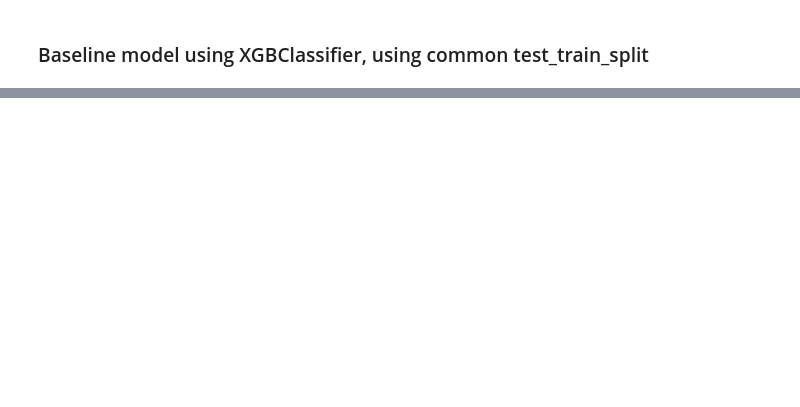
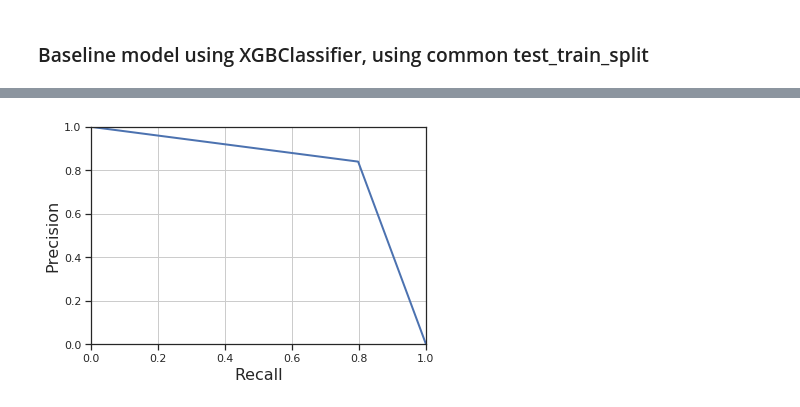
Before and after one commit to odas/Credit-Fraud, a Jupyter notebook: hyperopt_xbg.ipynb, the cells around one changed output, grey strips where cells are left out. Drawn from its saved outputs; the diff is of its cells as text; code cells hidden in the pictures; blank space fills up the shorter version.

```diff
--- a/hyperopt_xbg.ipynb
+++ b/hyperopt_xbg.ipynb
@@ -172,11 +126,0 @@ Index(['V1', 'V2', 'V3', 'V4', 'V5', 'V6', 'V7', 'V8', 'V9', 'V10', 'V11',
-# %%
-X_train, X_test, y_train, y_test= train_test_split(data.drop('Class', axis=1), data.Class,
-                                                   test_size=0.5, random_state=123)
-
-from imblearn.over_sampling import RandomOverSampler, SMOTE
-method = RandomOverSampler()
-X_over, y_over = method.fit_resample(X_train,y_train)
-X_over = pd.DataFrame(X_over, columns=['V1', 'V2', 'V3', 'V4', 'V5', 'V6', 'V7', 'V8', 'V9', 'V10', 'V11',
-       'V12', 'V13', 'V14', 'V15', 'V16', 'V17', 'V18', 'V19', 'V20', 'V21',
-       'V22', 'V23', 'V24', 'V25', 'V26', 'V27', 'V28', 'scaled_amount',
-       'scaled_time'])
@@ -204,3 +126,0 @@ f1 score: 0.585635
-# %%
-X_train, X_test, y_train, y_test= train_test_split(data.drop('Class', axis=1), data.Class,
-                                                   test_size=0.5, random_state=123)
@@ -313,0 +206,22 @@ print(f1) #nthreads- for multicore
+# %%
+# Model with best parameters (80% recall, 85% f1 score)
+clf = xgb.XGBClassifier(colsample_bytree= 0.7356225471858802,
+ gamma = 5.0244632204209765,
+ max_depth=15,
+ min_child_weight=4,
+ reg_alpha = 1,
+ reg_lambda = 0.49906388627478493, eta= 0.8, nthread=-1, n_estimators=50, seed=123)
+clf.fit(X_train, y_train)
+y_pred = clf.predict(X_test)
+print(confusion_matrix(y_test, y_pred))
+print(classification_report(y_test, y_pred))
+
+# Default parameters in Vanilla baseline model (80% similar recall, 82% lower f1 score)
+"""
+colsample_bytree= 1,
+ gamma = 0,
+ max_depth = 6,
+ min_child_weight = 1,
+ reg_alpha = 0,
+ reg_lambda = 1
+"""
@@ -313,0 +239,11 @@ print(f1) #nthreads- for multicore
+# %%
+# Plot precision recall curve for current best model.
+precisions, recalls, thresholds = precision_recall_curve(y_test, y_pred)
+plt.plot(recalls, precisions, "b-", linewidth=2)
+plt.xlabel("Recall", fontsize=16)
+plt.ylabel("Precision", fontsize=16)
+plt.axis([0, 1, 0, 1])
+plt.grid(True)
+plt.show()
+# %% [output]
+[figure, added]
```
Also changed, not shown: parts of 37 cells of this notebook.
